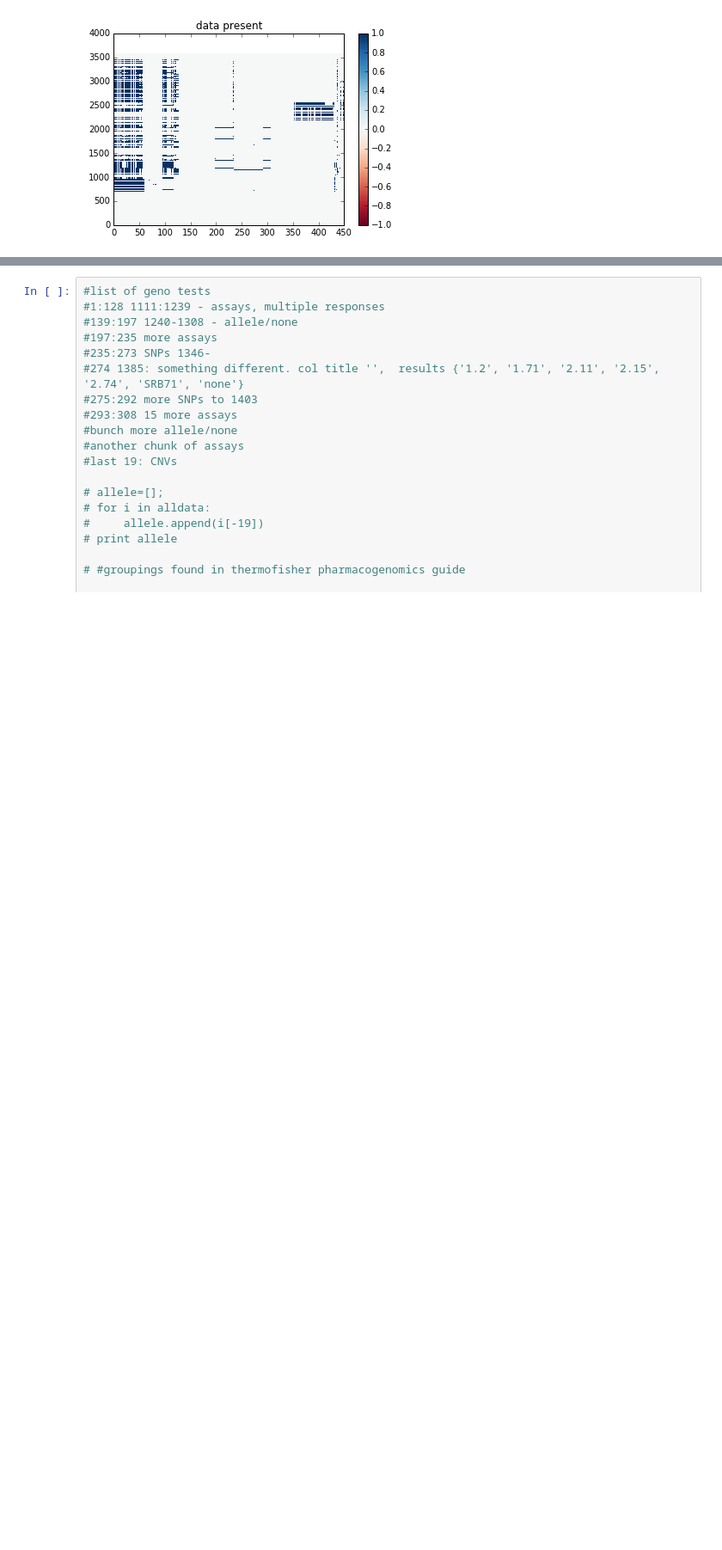
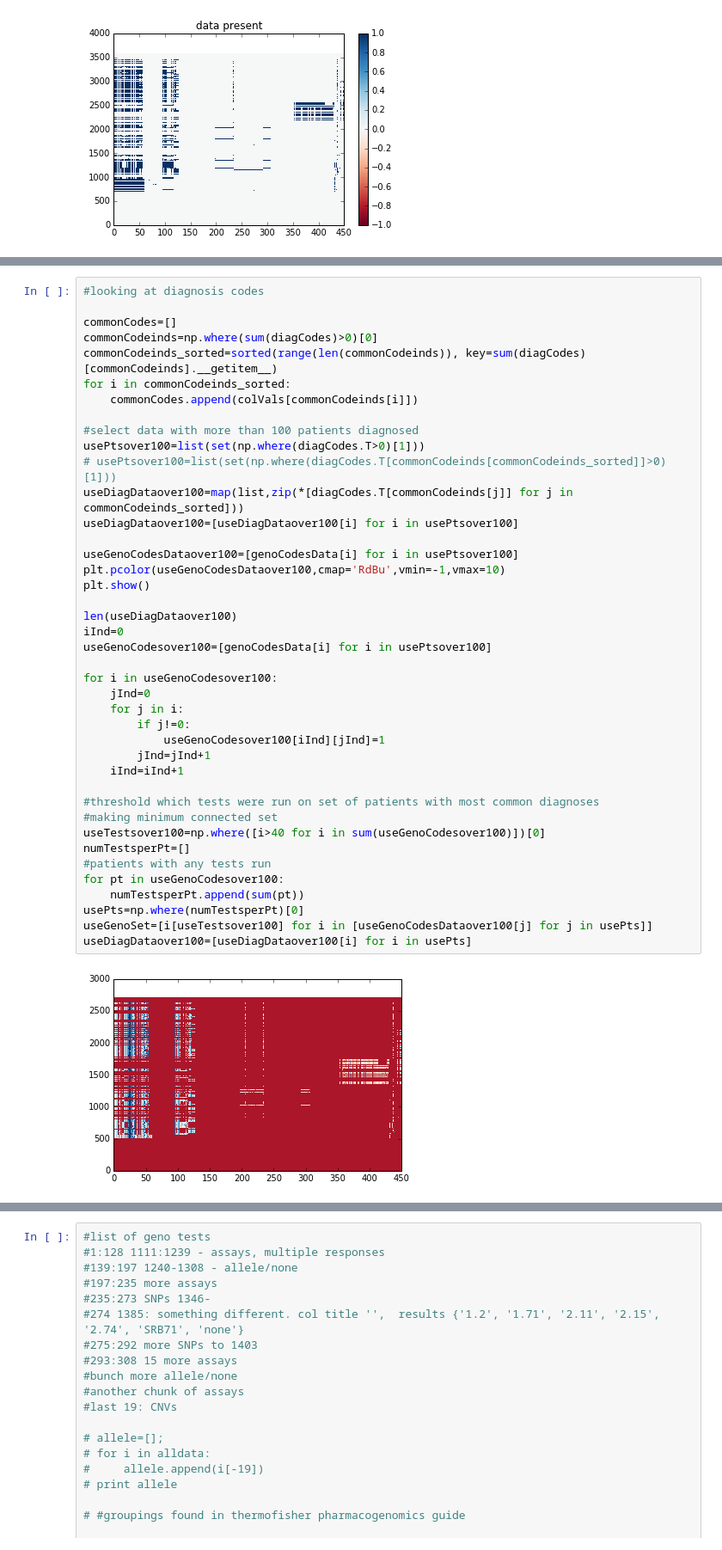
Before and after one commit to mattmacellaio/Insight-code, a Jupyter notebook: load_odata.ipynb, the cells around one changed output, grey strips where cells are left out. Shown: that part at 86% size. Saved outputs shown, nothing was run; the diff lists cells and outputs as text; blank space fills up the shorter version.

```diff
--- a/load_odata.ipynb
+++ b/load_odata.ipynb
@@ -109,0 +122,43 @@ AttributeError: 'list' object has no attribute 'bool'
+# %%
+#looking at diagnosis codes
+
+commonCodes=[]
+commonCodeinds=np.where(sum(diagCodes)>0)[0]
+commonCodeinds_sorted=sorted(range(len(commonCodeinds)), key=sum(diagCodes)[commonCodeinds].__getitem__)
+for i in commonCodeinds_sorted:
+    commonCodes.append(colVals[commonCodeinds[i]])
+
+#select data with more than 100 patients diagnosed
+usePtsover100=list(set(np.where(diagCodes.T>0)[1]))
+# usePtsover100=list(set(np.where(diagCodes.T[commonCodeinds[commonCodeinds_sorted]]>0)[1]))
+useDiagDataover100=map(list,zip(*[diagCodes.T[commonCodeinds[j]] for j in commonCodeinds_sorted]))
+useDiagDataover100=[useDiagDataover100[i] for i in usePtsover100]
+
+useGenoCodesDataover100=[genoCodesData[i] for i in usePtsover100]
+plt.pcolor(useGenoCodesDataover100,cmap='RdBu',vmin=-1,vmax=10)
+plt.show()
+
+len(useDiagDataover100)
+iInd=0
+useGenoCodesover100=[genoCodesData[i] for i in usePtsover100]
+
+for i in useGenoCodesover100:
+    jInd=0
+    for j in i:
+        if j!=0:
+            useGenoCodesover100[iInd][jInd]=1
+        jInd=jInd+1
+    iInd=iInd+1
+
+#threshold which tests were run on set of patients with most common diagnoses
+#making minimum connected set
+useTestsover100=np.where([i>40 for i in sum(useGenoCodesover100)])[0]
+numTestsperPt=[]
+#patients with any tests run
+for pt in useGenoCodesover100:
+    numTestsperPt.append(sum(pt))
+usePts=np.where(numTestsperPt)[0]
+useGenoSet=[i[useTestsover100] for i in [useGenoCodesDataover100[j] for j in usePts]]
+useDiagDataover100=[useDiagDataover100[i] for i in usePts]
+# %% [output]
+[figure, added]
```
Also changed, not shown: parts of 27 cells of this notebook.
